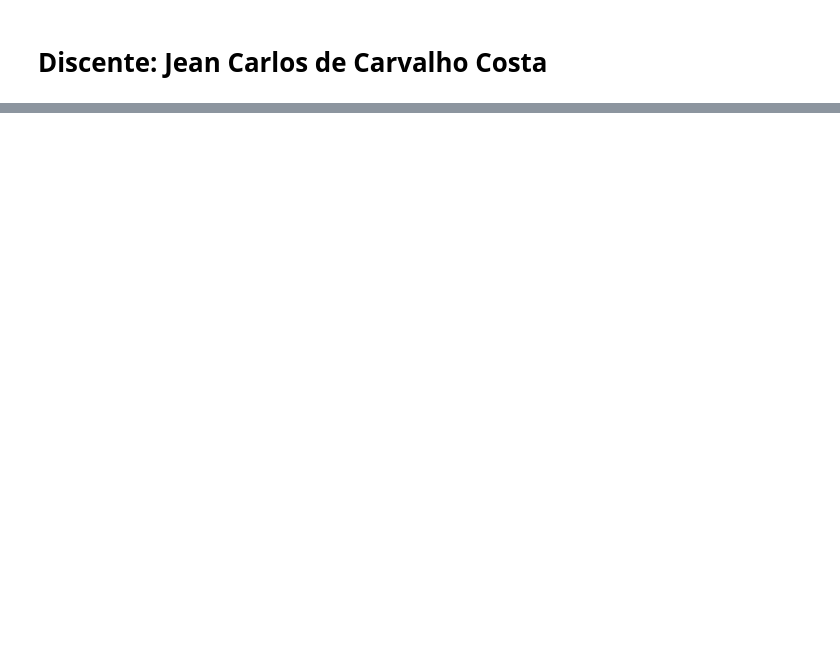
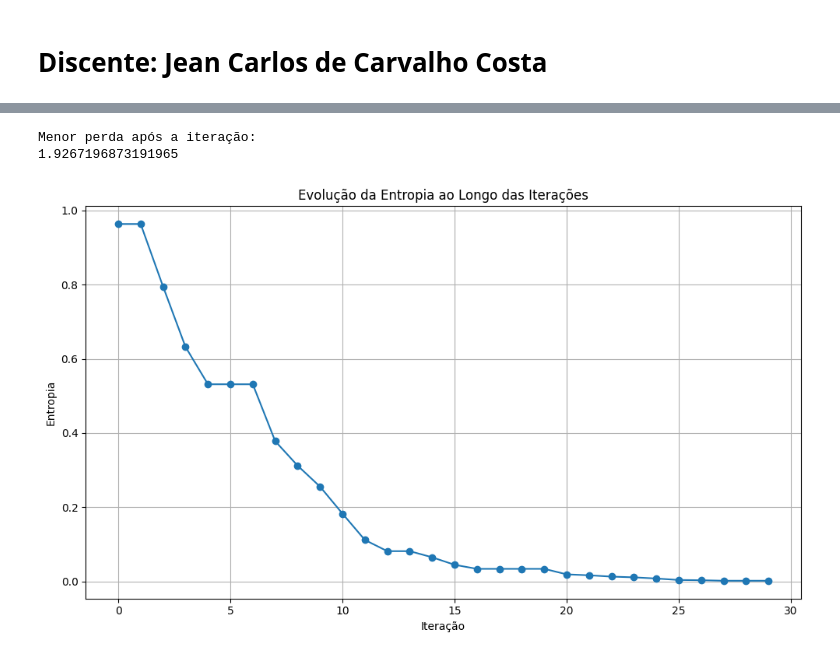
Before and after one commit to jeancarloscc/intro-estatistica-llms, a Jupyter notebook: activity 5/cross_entropy_softmax.ipynb, the cells around one changed output, grey strips where cells are left out. Cells and saved outputs as stored; diff of their text form; code cells hidden in the pictures; blank space fills up the shorter version.

```diff
--- a/activity 5/cross_entropy_softmax.ipynb
+++ b/activity 5/cross_entropy_softmax.ipynb
@@ -65,0 +85,56 @@ plt.show()
+# %%
+# Gera perturbações e calcula perdas
+std_dev = 0.5
+perturbations = generate_perturbations(logits, std_dev)
+
+all_logit_sets = [logits] + perturbations
+all_losses = []
+
+for perturbation_logits in all_logit_sets:
+    probs = softmax(perturbation_logits)
+    loss = cross_entropy_loss(probs, labels)
+    all_losses.append(loss)
+
+# Seleciona o conjunto com menor perda
+sorted_indices = np.argsort(all_losses)
+logits = all_logit_sets[sorted_indices[0]]
+
+print("Menor perda após a iteração:")
+print(all_losses[sorted_indices[0]])
+# %% [output]
+Menor perda após a iteração:
+1.9267196873191965
+# %%
+num_iterations = 30
+entropy_evolution = []
+
+logits, labels = initialize()
+
+for iteration in range(num_iterations):
+    probs_original = softmax(logits)
+    loss_original = cross_entropy_loss(probs_original, labels)
+    perturbations = generate_perturbations(logits, std_dev)
+
+    all_logit_sets = [logits] + perturbations
+    all_losses = []
+
+    for perturbation_logits in all_logit_sets:
+        probs = softmax(perturbation_logits)
+        loss = cross_entropy_loss(probs, labels)
+        all_losses.append(loss)
+
+    sorted_indices = np.argsort(all_losses)
+    logits = all_logit_sets[sorted_indices[0]]
+    entropy_evolution.append(all_losses[sorted_indices[0]])
+
+# Visualiza a evolução da entropia
+plt.figure(figsize=(10, 6))
+plt.plot(entropy_evolution, marker='o')
+plt.title('Evolução da Entropia ao Longo das Iterações')
+plt.xlabel('Iteração')
+plt.ylabel('Entropia')
+plt.tight_layout()
+plt.grid()
+plt.show()
+# %% [output]
+[figure, added]
```
Also changed, not shown: parts of 8 cells of this notebook.
